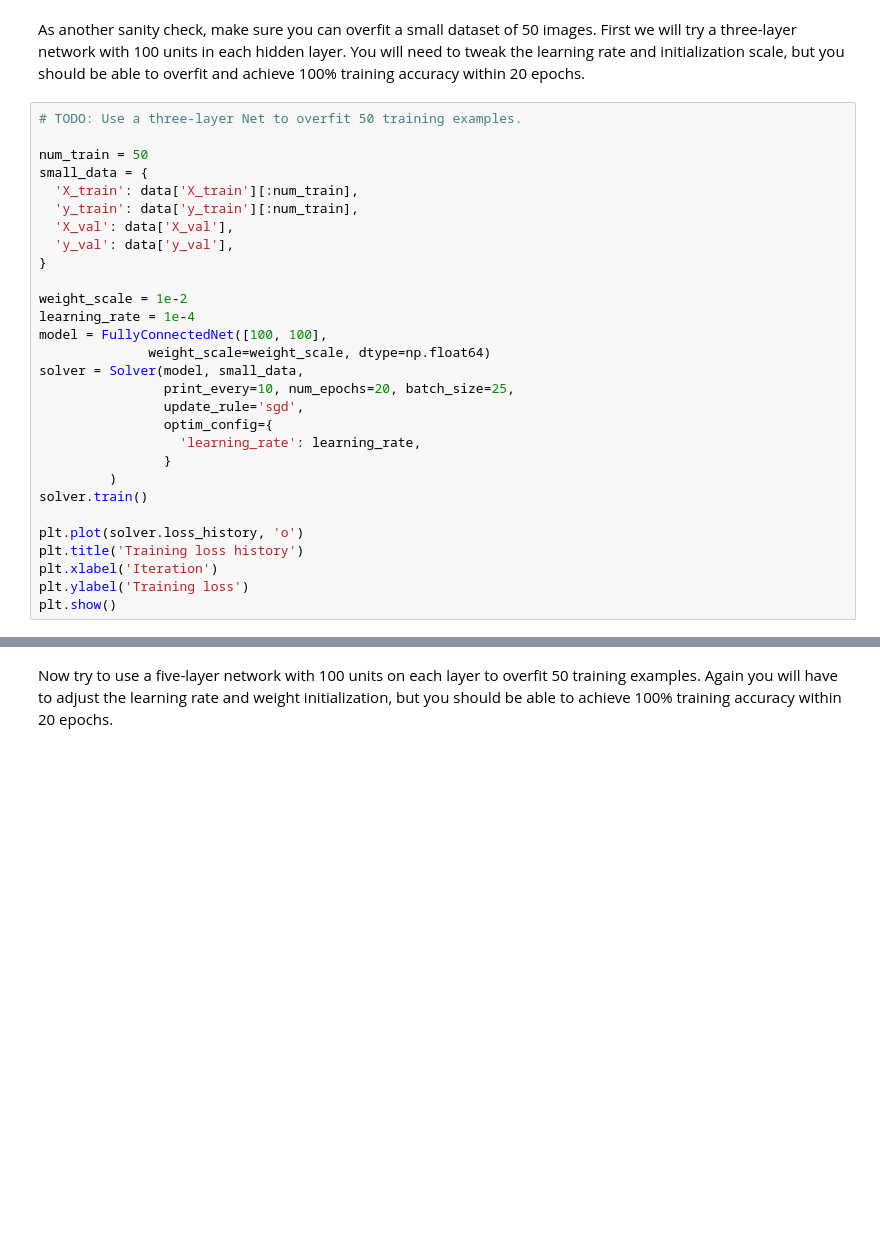
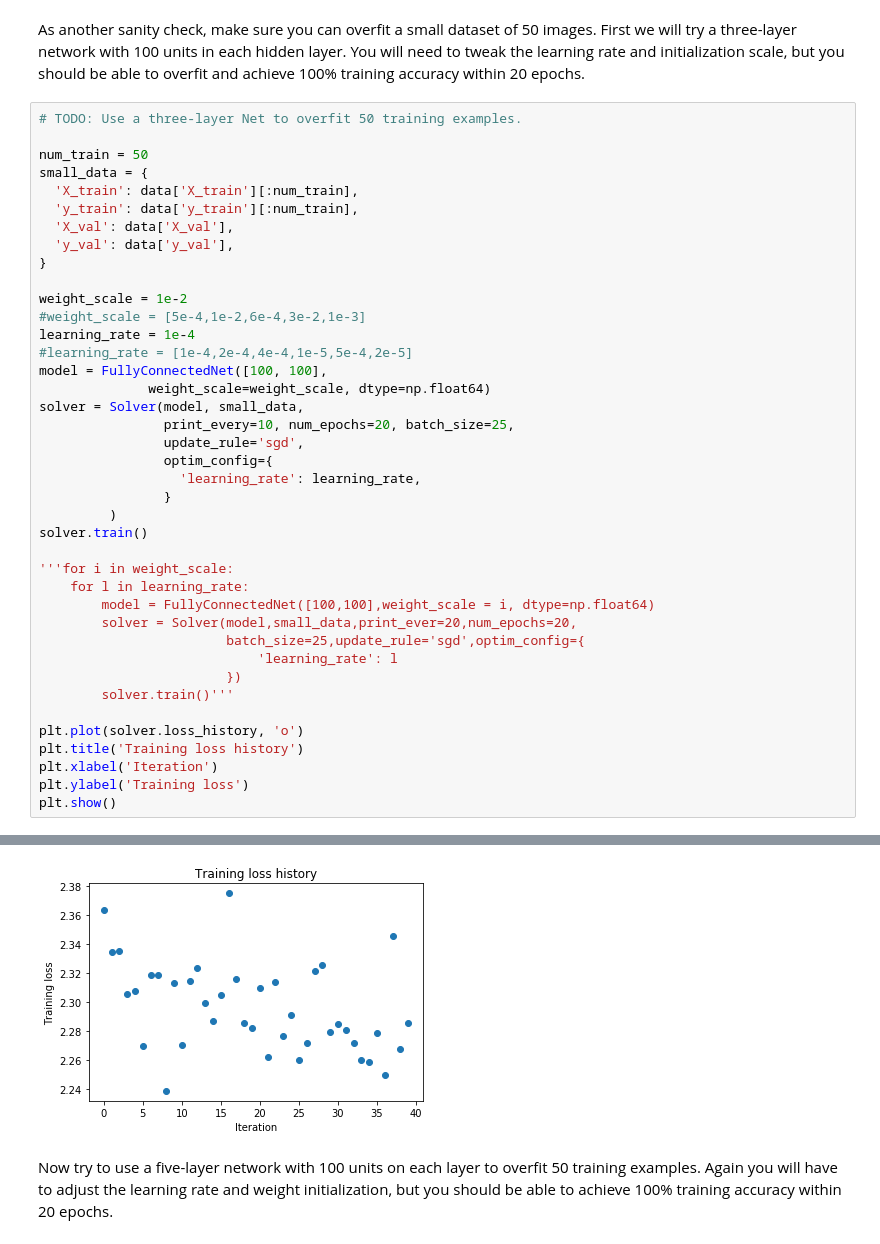
Before and after one commit to Nits2097/cs231n, a Jupyter notebook: assignment2/FullyConnectedNets.ipynb, the cells around one changed output, grey strips where cells are left out. Drawn from its saved outputs; the diff is of its cells as text; blank space fills up the shorter version.

Commit message:
fullyconnectedgoingon

```diff
--- a/assignment2/FullyConnectedNets.ipynb
+++ b/assignment2/FullyConnectedNets.ipynb
@@ -421,7 +435,9 @@ small_data = {
 }
 
 weight_scale = 1e-2
+#weight_scale = [5e-4,1e-2,6e-4,3e-2,1e-3]
 learning_rate = 1e-4
+#learning_rate = [1e-4,2e-4,4e-4,1e-5,5e-4,2e-5]
 model = FullyConnectedNet([100, 100],
               weight_scale=weight_scale, dtype=np.float64)
 solver = Solver(model, small_data,
@@ -433,8 +449,18 @@ solver = Solver(model, small_data,
          )
 solver.train()
 
+'''for i in weight_scale:
+    for l in learning_rate:
+        model = FullyConnectedNet([100,100],weight_scale = i, dtype=np.float64)
+        solver = Solver(model,small_data,print_ever=20,num_epochs=20,
+                        batch_size=25,update_rule='sgd',optim_config={
+                            'learning_rate': l
+                        })
+        solver.train()'''
+
 plt.plot(solver.loss_history, 'o')
 plt.title('Training loss history')
 plt.xlabel('Iteration')
 plt.ylabel('Training loss')
 plt.show()
+# %% [output]
@@ -441,3 +484,4 @@ plt.show()
+[figure, added]
 # %% [markdown]
 Now try to use a five-layer network with 100 units on each layer to overfit 50 training examples. Again you will have to adjust the learning rate and weight initialization, but you should be able to achieve 100% training accuracy within 20 epochs.
 # %%
```
Also changed, not shown: parts of 3 cells of this notebook, 1 other file.
